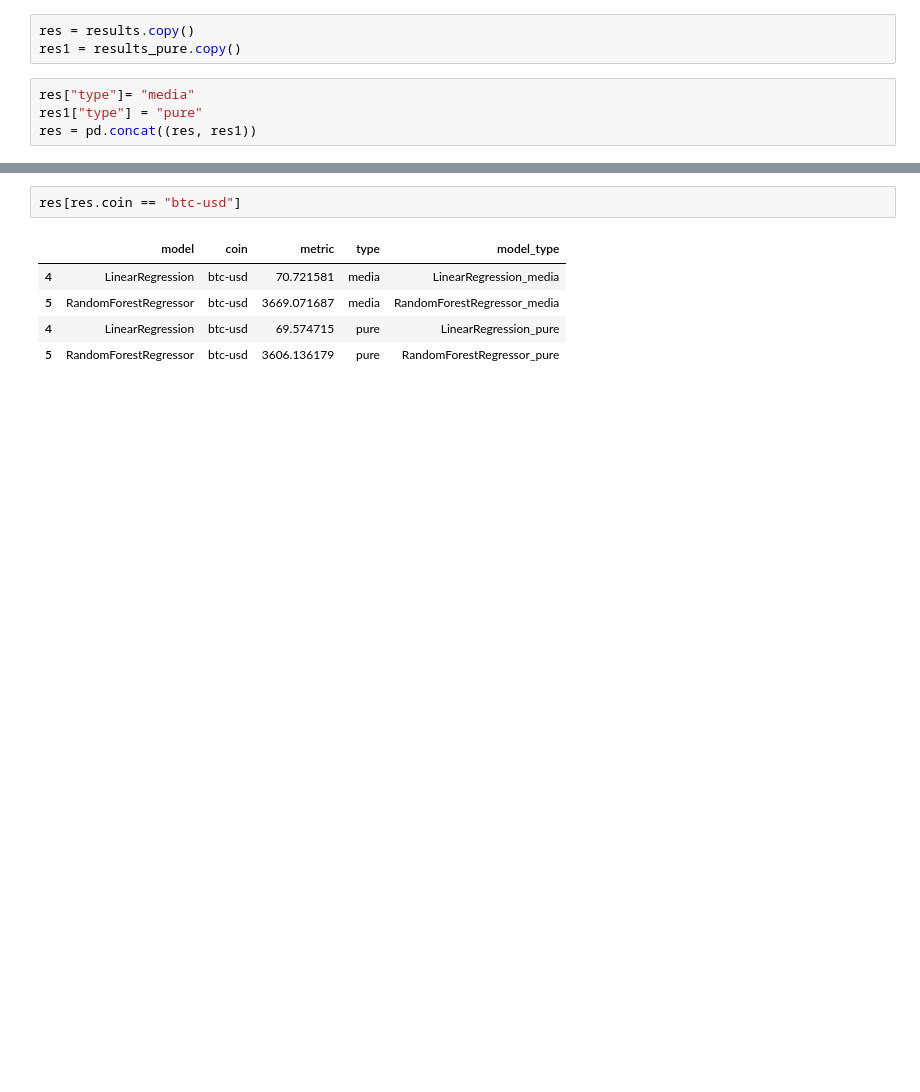
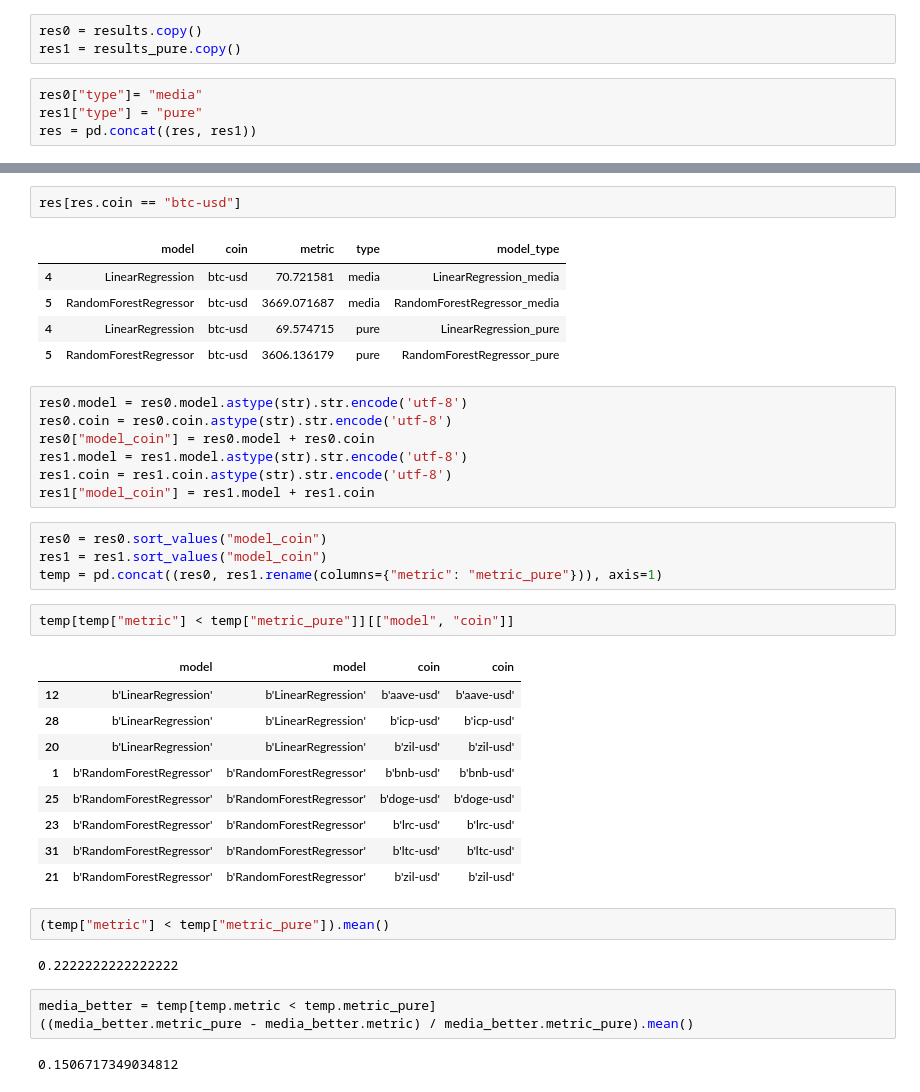
Before and after one commit to ShumwayGordon/Crypto_Price_Prediction_Using_Media, a Jupyter notebook: project_training.ipynb, the cells around one changed output, grey strips where cells are left out. Saved outputs shown, nothing was run; the diff lists cells and outputs as text; blank space fills up the shorter version.

```diff
--- a/project_training.ipynb
+++ b/project_training.ipynb
@@ -444,10 +444,10 @@ spark.createDataFrame(results_pure).write.mode('overwrite').csv((hdfs_data_dir /
 # %% [markdown]
 results analysis
 # %%
-res = results.copy()
+res0 = results.copy()
 res1 = results_pure.copy()
 # %%
-res["type"]= "media"
+res0["type"]= "media"
 res1["type"] = "pure"
 res = pd.concat((res, res1))
 # %%
@@ -478,3 +478,35 @@ res[res.coin == "btc-usd"]
 | 5 | RandomForestRegressor | btc-usd | 3669.071687 | media | RandomForestRegressor_media |
 | 4 | LinearRegression | btc-usd | 69.574715 | pure | LinearRegression_pure |
 | 5 | RandomForestRegressor | btc-usd | 3606.136179 | pure | RandomForestRegressor_pure |
+# %%
+res0.model = res0.model.astype(str).str.encode('utf-8')
+res0.coin = res0.coin.astype(str).str.encode('utf-8')
+res0["model_coin"] = res0.model + res0.coin
+res1.model = res1.model.astype(str).str.encode('utf-8')
+res1.coin = res1.coin.astype(str).str.encode('utf-8')
+res1["model_coin"] = res1.model + res1.coin
+# %%
+res0 = res0.sort_values("model_coin")
+res1 = res1.sort_values("model_coin")
+temp = pd.concat((res0, res1.rename(columns={"metric": "metric_pure"})), axis=1)
+# %%
+temp[temp["metric"] < temp["metric_pure"]][["model", "coin"]]
+# %% [output]
+|  | model | model | coin | coin |
+| 12 | b'LinearRegression' | b'LinearRegression' | b'aave-usd' | b'aave-usd' |
+| 28 | b'LinearRegression' | b'LinearRegression' | b'icp-usd' | b'icp-usd' |
+| 20 | b'LinearRegression' | b'LinearRegression' | b'zil-usd' | b'zil-usd' |
+| 1 | b'RandomForestRegressor' | b'RandomForestRegressor' | b'bnb-usd' | b'bnb-usd' |
+| 25 | b'RandomForestRegressor' | b'RandomForestRegressor' | b'doge-usd' | b'doge-usd' |
+| 23 | b'RandomForestRegressor' | b'RandomForestRegressor' | b'lrc-usd' | b'lrc-usd' |
+| 31 | b'RandomForestRegressor' | b'RandomForestRegressor' | b'ltc-usd' | b'ltc-usd' |
+| 21 | b'RandomForestRegressor' | b'RandomForestRegressor' | b'zil-usd' | b'zil-usd' |
+# %%
+(temp["metric"] < temp["metric_pure"]).mean()
+# %% [output]
+0.2222222222222222
+# %%
+media_better = temp[temp.metric < temp.metric_pure]
+((media_better.metric_pure - media_better.metric) / media_better.metric_pure).mean()
+# %% [output]
+0.1506717349034812
```
